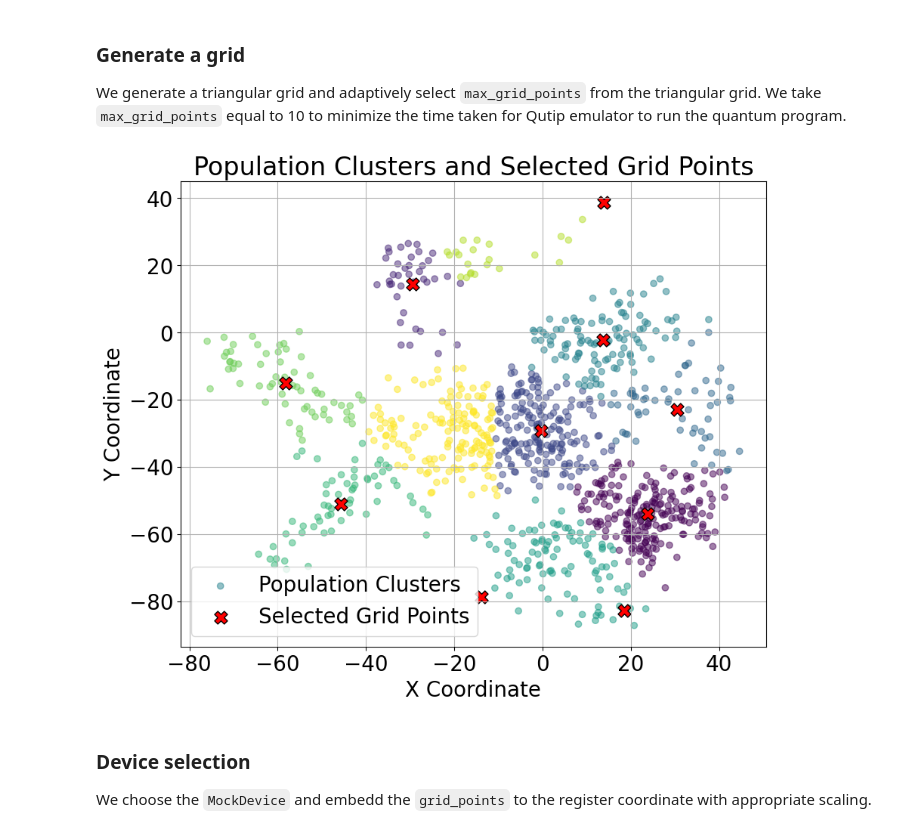
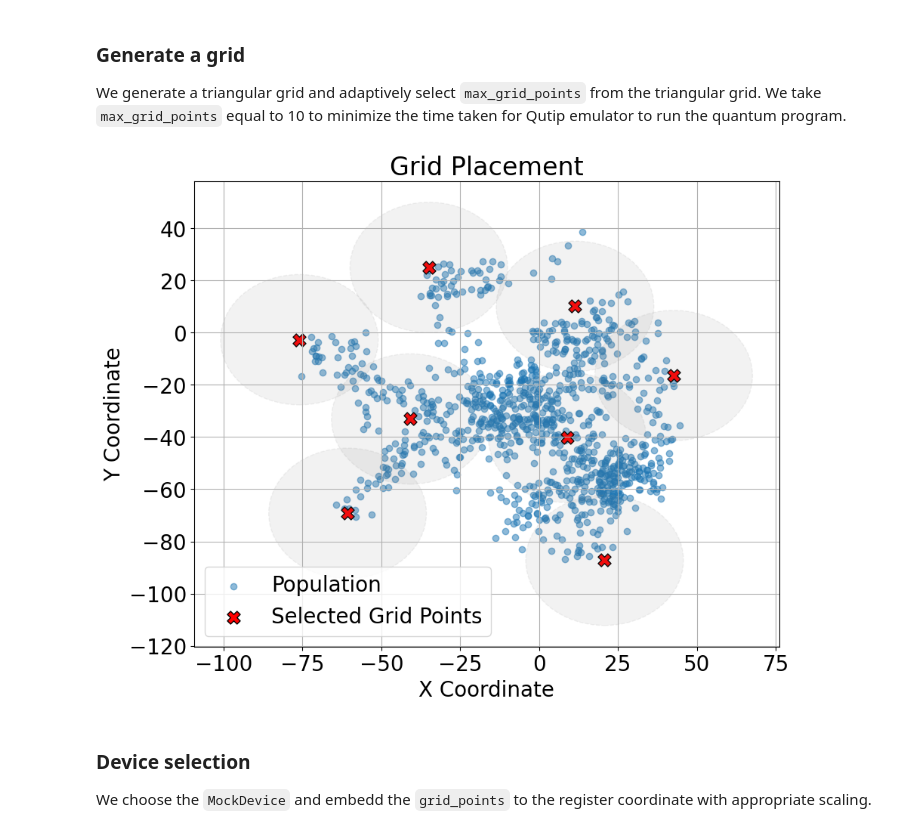
Before and after one commit to CMC-QuantumTraining/Pasqal-CMC-RubiQ, a Jupyter notebook: second_algorithm.ipynb, the cells around one changed output. Cells and saved outputs as stored; diff of their text form; code cells hidden in the pictures.

```diff
--- a/second_algorithm.ipynb
+++ b/second_algorithm.ipynb
@@ -49,8 +40,8 @@ with open('./data/population_{}.json'.format(city_name), 'r') as json_file:
     data = json.load(json_file)
 
 params = data['info']
-x = np.array(data['x'])
-y = np.array(data['y'])
+x_arr = np.array(data['x'])
+y_arr = np.array(data['y'])
 # %%
 # function to compute coverage of an array of grid_points
 def simple_coverage(population_x, population_y, grid_points, R_antennas):
@@ -126,34 +125,42 @@ def generate_grid(population_x, population_y, k, min_distance):
 # %%
 # Define parameters
-population_x = x
-population_y = y
+population_x = x_arr
+population_y = y_arr
 # Radius of coverage for each antenna
 R_antennas = 25
 # Maximum number of antennas
-max_grid_points = 10
+max_grid_points = 8
 # Find grid points and get the k-means model for clustering
-grid_points, kmeans = generate_grid(population_x, population_y, max_grid_points, R_antennas)
+grid_points = generate_greedy_grid(population_x, population_y, max_grid_points, R_antennas*2+1e-3, R_antennas)
 # Calculate final coverage for the selected grid layout
 z_coverage = simple_coverage(population_x, population_y, grid_points, R_antennas)
 # %%
+# Define the radius of coverage for each grid point
+R_coverage = 25  # Adjust this value as needed for your coverage radius
+
 # Plot population points with cluster labels
 plt.figure(figsize=(10, 8))
-plt.scatter(population_x, population_y, c=kmeans.labels_, cmap='viridis', marker='o', alpha=0.5, label='Population Clusters')
+plt.scatter(population_x, population_y, cmap='viridis', marker='o', alpha=0.5, label='Population')
 
 # Plot grid points (cluster centroids)
 plt.scatter(grid_points[:, 0], grid_points[:, 1], c='red', s=150, edgecolor='black', marker='X', label='Selected Grid Points')
 
+# Add coverage circles around each grid point
+for (x, y) in grid_points:
+    coverage_circle = plt.Circle((x, y), R_coverage, color='gray', alpha=0.1, linestyle='--')
+    plt.gca().add_patch(coverage_circle)
+
 # Labels and legend with adjusted font sizes
 plt.xlabel('X Coordinate', fontsize=20)
 plt.ylabel('Y Coordinate', fontsize=20)
-plt.title('Population Clusters and Selected Grid Points', fontsize=24)
+plt.title('Grid Placement', fontsize=24)
 plt.legend(fontsize=20)
 plt.xticks(fontsize=20)
 plt.yticks(fontsize=20)
 plt.grid(True)
 plt.show()
 # %% [output]
-[figure, old version]
+[figure, new version]
 # %% [markdown]
 ### Device selection
 
```
Also changed, not shown: parts of 18 cells of this notebook.
